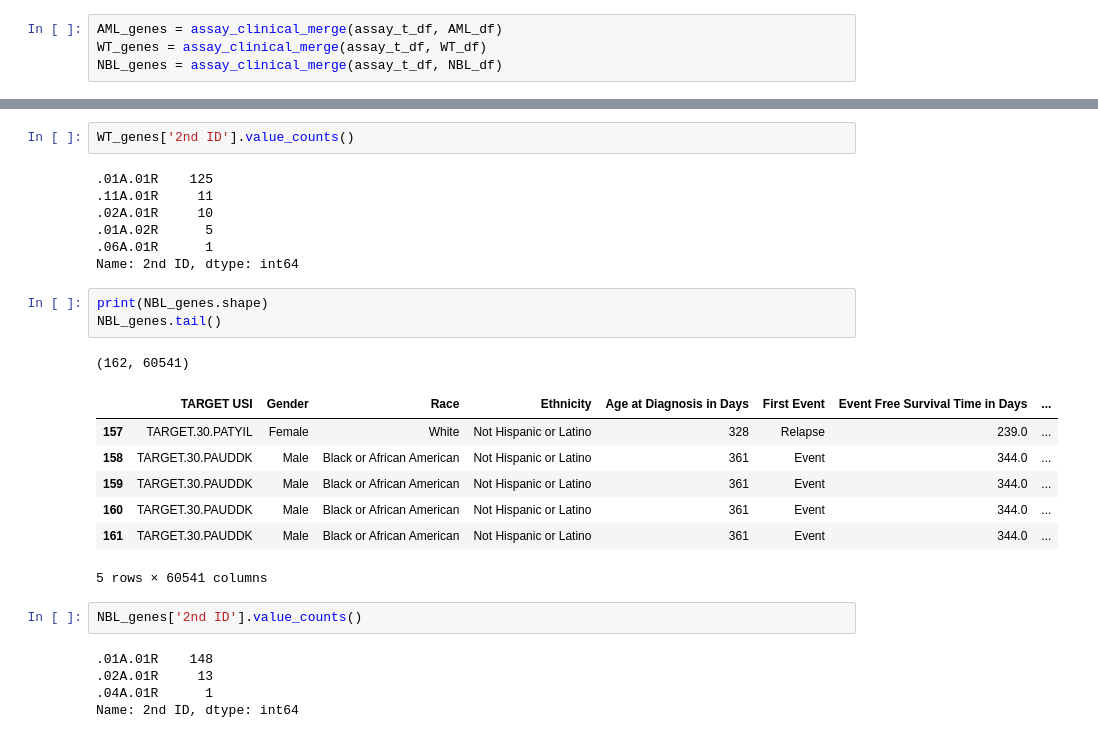
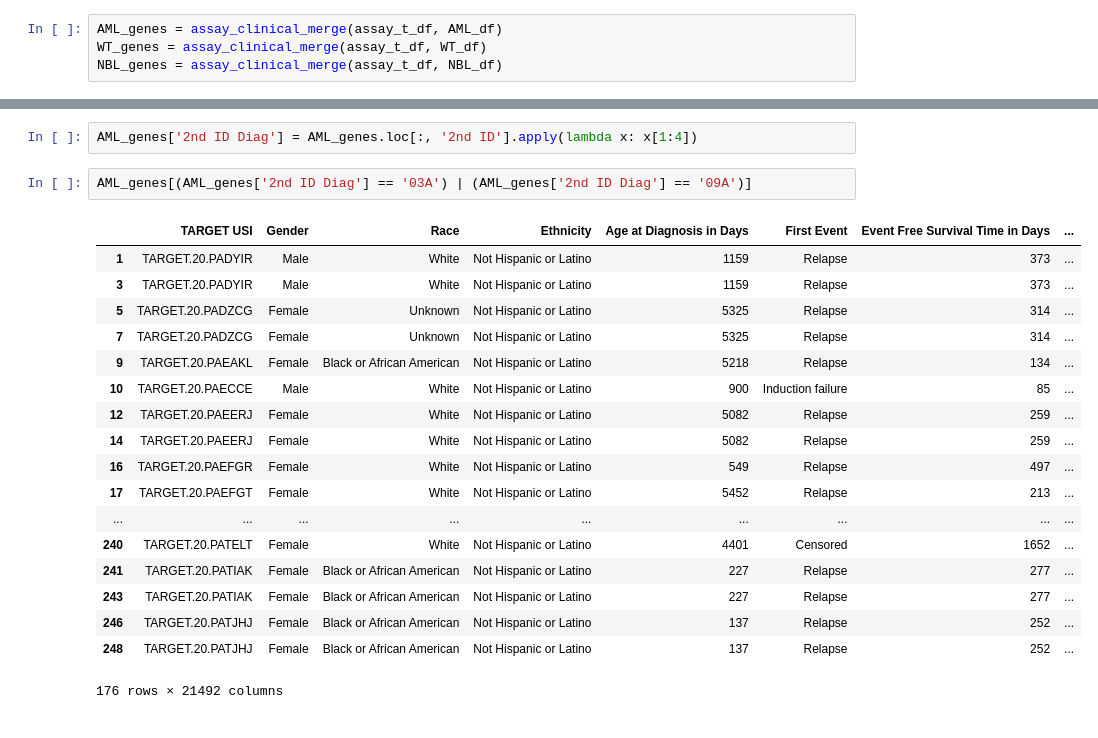
Before and after one commit to NCBI-Hackathons/ConsensusML, a Jupyter notebook: scripts/david_Eda.ipynb, the cells around one changed output, grey strips where cells are left out. Drawn from its saved outputs; the diff is of its cells as text.

```diff
--- a/scripts/david_Eda.ipynb
+++ b/scripts/david_Eda.ipynb
@@ -108,28 +124,23 @@ WT_genes.head()
-# %%
-WT_genes['2nd ID'].value_counts()
-# %% [output]
-.01A.01R    125
-.11A.01R     11
-.02A.01R     10
-.01A.02R      5
-.06A.01R      1
-Name: 2nd ID, dtype: int64
-# %%
-print(NBL_genes.shape)
-NBL_genes.tail()
-# %% [output]
-(162, 60541)
-|  | TARGET USI | Gender | Race | Ethnicity | Age at Diagnosis in Days | First Event | Event Free Survival Time in Days | ... |
-| 157 | TARGET.30.PATYIL | Female | White | Not Hispanic or Latino | 328 | Relapse | 239.0 | ... |
-| 158 | TARGET.30.PAUDDK | Male | Black or African American | Not Hispanic or Latino | 361 | Event | 344.0 | ... |
-| 159 | TARGET.30.PAUDDK | Male | Black or African American | Not Hispanic or Latino | 361 | Event | 344.0 | ... |
-| 160 | TARGET.30.PAUDDK | Male | Black or African American | Not Hispanic or Latino | 361 | Event | 344.0 | ... |
-| 161 | TARGET.30.PAUDDK | Male | Black or African American | Not Hispanic or Latino | 361 | Event | 344.0 | ... |
-5 rows × 60541 columns
-# %%
-NBL_genes['2nd ID'].value_counts()
-# %% [output]
-.01A.01R    148
-.02A.01R     13
-.04A.01R      1
-Name: 2nd ID, dtype: int64
+# %%
+AML_genes['2nd ID Diag'] = AML_genes.loc[:, '2nd ID'].apply(lambda x: x[1:4])
+# %%
+AML_genes[(AML_genes['2nd ID Diag'] == '03A') | (AML_genes['2nd ID Diag'] == '09A')]
+# %% [output]
+|  | TARGET USI | Gender | Race | Ethnicity | Age at Diagnosis in Days | First Event | Event Free Survival Time in Days | ... |
+| 1 | TARGET.20.PADYIR | Male | White | Not Hispanic or Latino | 1159 | Relapse | 373 | ... |
+| 3 | TARGET.20.PADYIR | Male | White | Not Hispanic or Latino | 1159 | Relapse | 373 | ... |
+| 5 | TARGET.20.PADZCG | Female | Unknown | Not Hispanic or Latino | 5325 | Relapse | 314 | ... |
+| 7 | TARGET.20.PADZCG | Female | Unknown | Not Hispanic or Latino | 5325 | Relapse | 314 | ... |
+| 9 | TARGET.20.PAEAKL | Female | Black or African American | Not Hispanic or Latino | 5218 | Relapse | 134 | ... |
+| 10 | TARGET.20.PAECCE | Male | White | Not Hispanic or Latino | 900 | Induction failure | 85 | ... |
+| 12 | TARGET.20.PAEERJ | Female | White | Not Hispanic or Latino | 5082 | Relapse | 259 | ... |
+| 14 | TARGET.20.PAEERJ | Female | White | Not Hispanic or Latino | 5082 | Relapse | 259 | ... |
+| 16 | TARGET.20.PAEFGR | Female | White | Not Hispanic or Latino | 549 | Relapse | 497 | ... |
+| 17 | TARGET.20.PAEFGT | Female | White | Not Hispanic or Latino | 5452 | Relapse | 213 | ... |
+| ... | ... | ... | ... | ... | ... | ... | ... | ... |
+| 240 | TARGET.20.PATELT | Female | White | Not Hispanic or Latino | 4401 | Censored | 1652 | ... |
+| 241 | TARGET.20.PATIAK | Female | Black or African American | Not Hispanic or Latino | 227 | Relapse | 277 | ... |
+| 243 | TARGET.20.PATIAK | Female | Black or African American | Not Hispanic or Latino | 227 | Relapse | 277 | ... |
+| 246 | TARGET.20.PATJHJ | Female | Black or African American | Not Hispanic or Latino | 137 | Relapse | 252 | ... |
+| 248 | TARGET.20.PATJHJ | Female | Black or African American | Not Hispanic or Latino | 137 | Relapse | 252 | ... |
+176 rows × 21492 columns
```
Also changed, not shown: parts of 11 cells of this notebook, 1 other file.
